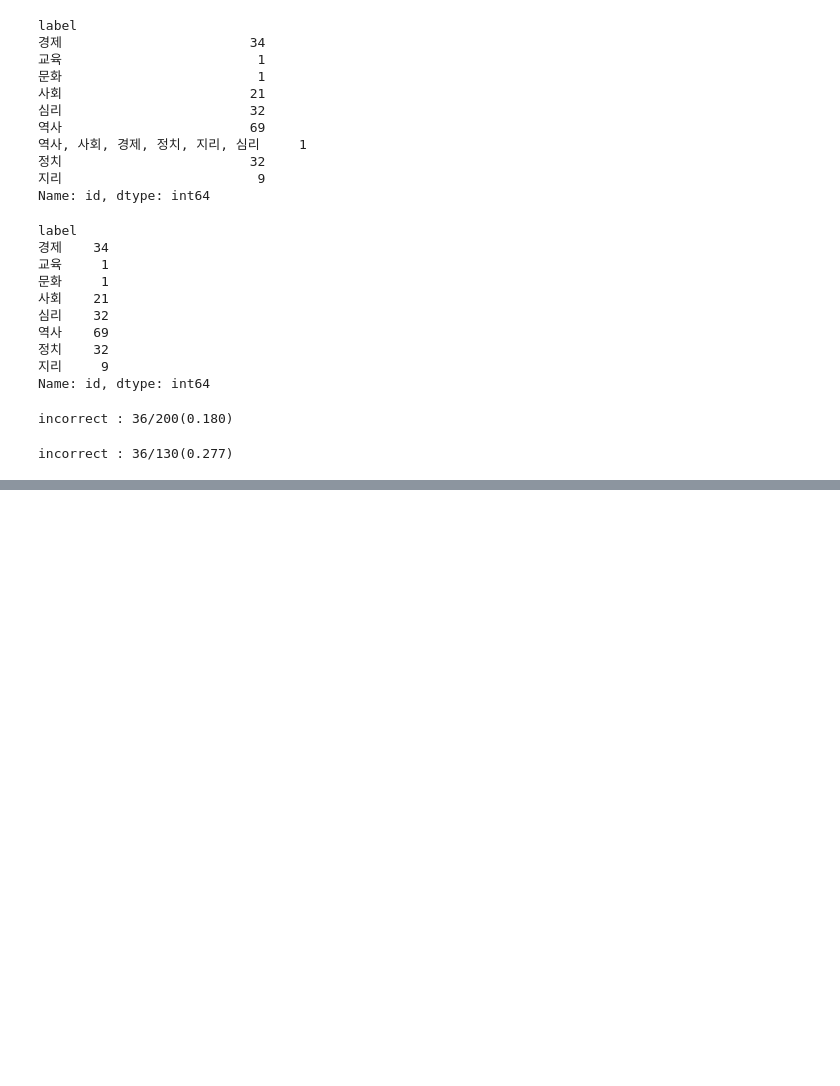
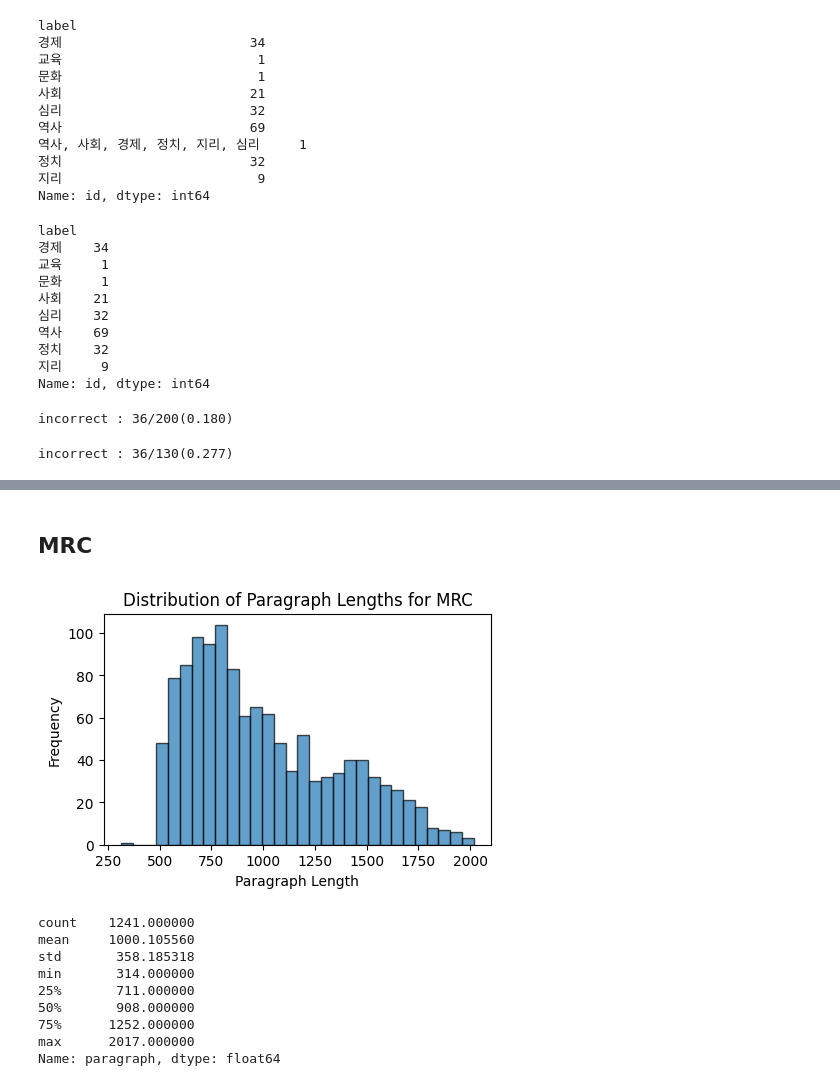
Before and after one commit to boostcampaitech7/level2-nlp-generationfornlp-nlp-10-lv3, a Jupyter notebook: EDA/eda_kyungjun.ipynb, the cells around one changed output, grey strips where cells are left out. Saved outputs shown, nothing was run; the diff lists cells and outputs as text; code cells hidden in the pictures; blank space fills up the shorter version.

```diff
--- a/EDA/eda_kyungjun.ipynb
+++ b/EDA/eda_kyungjun.ipynb
@@ -357,0 +395,22 @@ incorrect : 36/130(0.277)
+# %% [markdown]
+## MRC
+# %%
+plt.figure(figsize=(5, 3))
+plt.hist(MRC["paragraph"].apply(len), bins=30, edgecolor='black', alpha=0.7)
+plt.title('Distribution of Paragraph Lengths for MRC')
+plt.xlabel('Paragraph Length')
+plt.ylabel('Frequency')
+plt.show()
+
+display(MRC["paragraph"].apply(len).describe())
+# %% [output]
+[figure, added]
+count    1241.000000
+mean     1000.105560
+std       358.185318
+min       314.000000
+25%       711.000000
+50%       908.000000
+75%      1252.000000
+max      2017.000000
+Name: paragraph, dtype: float64
```
Also changed, not shown: parts of 8 cells of this notebook.
